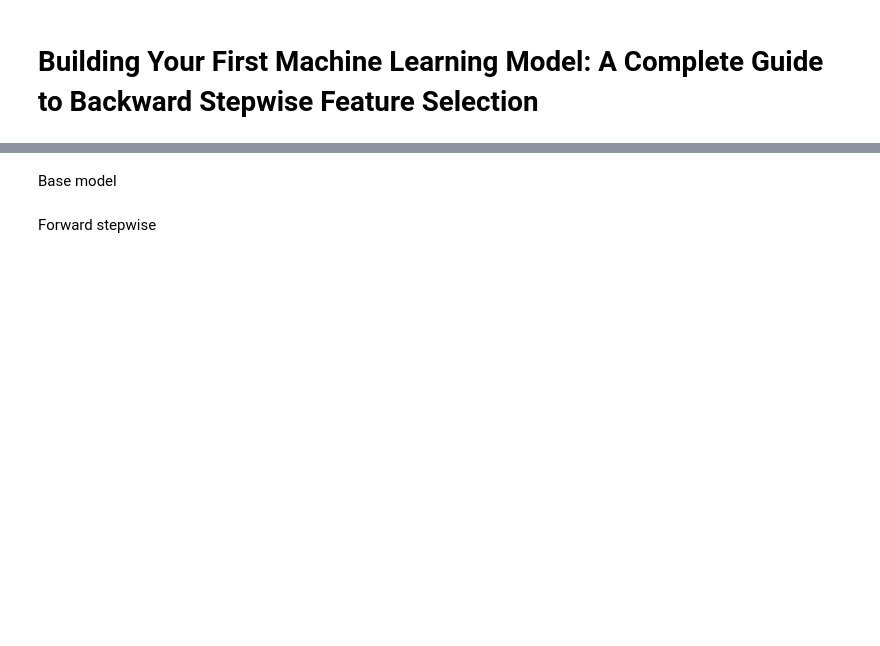
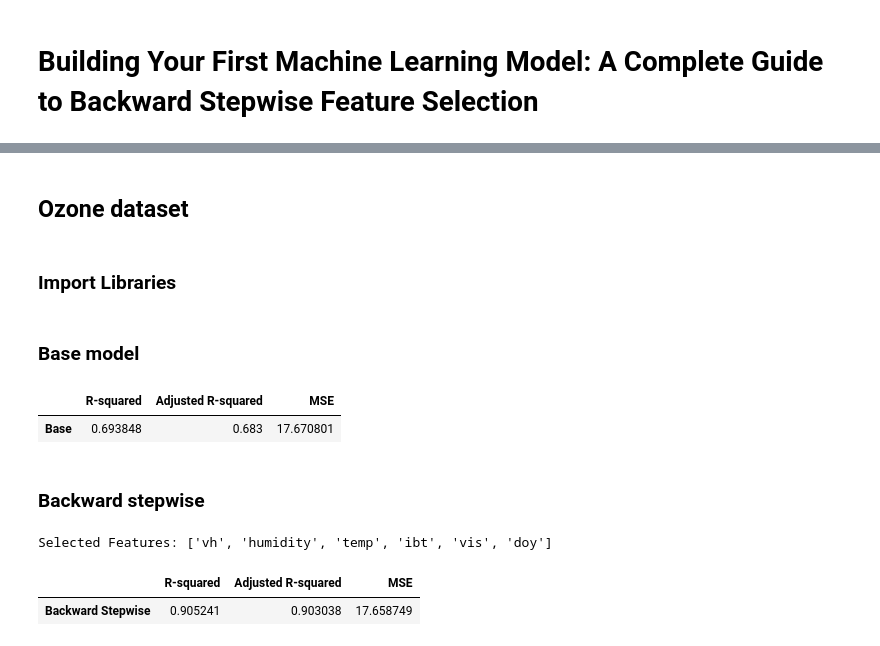
Before and after one commit to jlgeronimoc/ML-Feature-Selection, a Jupyter notebook: src/2_Feature_selection_backward.ipynb, the cells around one changed output, grey strips where cells are left out. Drawn from its saved outputs; the diff is of its cells as text; code cells hidden in the pictures; blank space fills up the shorter version.

```diff
--- a/src/2_Feature_selection_backward.ipynb
+++ b/src/2_Feature_selection_backward.ipynb
@@ -8,3 +6,7 @@ Libraries
+# %% [markdown]
+## Ozone dataset
+# %% [markdown]
+### Import Libraries
 # %%
 # Import essential libraries
 import pandas as pd
@@ -19,39 +23,36 @@ import faraway.datasets.ozone as ozone
-# %% [markdown]
-Base model
+# %% [markdown]
+### Base model
 # %%
 # Load the Ozone dataset
 data = ozone.load()
 
 # Separate features (X) and the target variable (y)
 X = data.drop(columns=['O3'])
 y = data['O3']
 
 # Split data
 X_train, X_test, y_train, y_test = train_test_split(X, y, test_size=0.2, random_state=123)
 
 # Add constant term for intercept
 X_train_const = sm.add_constant(X_train)
 X_test_const = sm.add_constant(X_test)
 
 # Fit OLS model
 base_model = sm.OLS(y_train, X_train_const).fit()
 
 # Predict on test set
 y_pred = base_model.predict(X_test_const)
 
-# Calculate Mean Squared Error (MSE)
-mse = mean_squared_error(y_test, y_pred)
-
-# Performance
-mse = mean_squared_error(y_test, y_pred)
-
 # Create DataFrame to store the results
 results_base_model = pd.DataFrame({
     "R-squared": [base_model.rsquared],
     "Adjusted R-squared": [base_model.rsquared_adj],
-    "MSE": [mse]
-}, index=["Base Model"])
+    "MSE": [mean_squared_error(y_test, y_pred)]
+}, index=["Base"])
 
 display(results_base_model)
+# %% [output]
+|  | R-squared | Adjusted R-squared | MSE |
+| Base | 0.693848 | 0.683 | 17.670801 |
-# %% [markdown]
-Forward stepwise
+# %% [markdown]
+### Backward stepwise
@@ -57,0 +105,23 @@ Forward stepwise
+# %%
+# Backward stepwise selection
+best_adj_r2, best_model, selected_features = backward_stepwise_selection(X_train_const, y_train)
+print("Selected Features:", selected_features)
+
+# Predict on test set using the selected features
+X_test_selected = X_test_const[selected_features]
+y_pred = best_model.predict(X_test_selected)
+
+# Calculate metrics
+mse = mean_squared_error(y_test, y_pred)
+
+results_backward = pd.DataFrame({
+    "R-squared": [best_model.rsquared],
+    "Adjusted R-squared": [best_model.rsquared_adj],
+    "MSE": [mse]
+}, index=["Backward Stepwise"])
+
+display(results_backward)
+# %% [output]
+Selected Features: ['vh', 'humidity', 'temp', 'ibt', 'vis', 'doy']
+|  | R-squared | Adjusted R-squared | MSE |
+| Backward Stepwise | 0.905241 | 0.903038 | 17.658749 |
```
Also changed, not shown: parts of 31 cells of this notebook.
